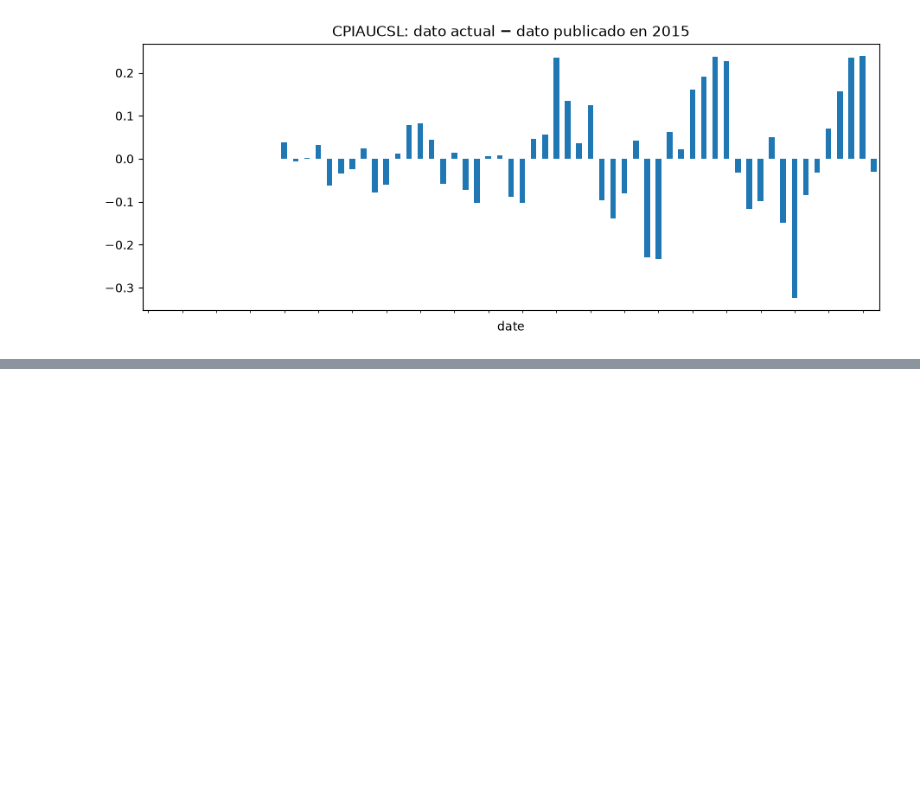
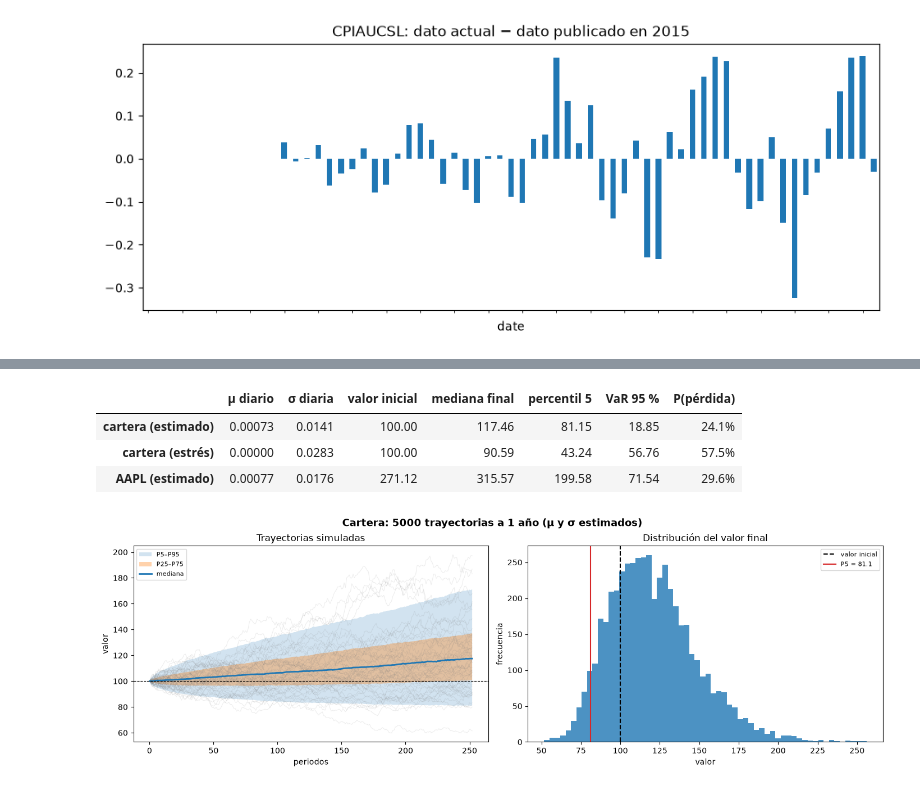
Before and after one commit to art3mvp/quant-finance-toolkit, a Jupyter notebook: notebooks/demo_toolkit.ipynb, the cells around one changed output, grey strips where cells are left out. Cells and saved outputs as stored; diff of their text form; code cells hidden in the pictures; blank space fills up the shorter version.

```diff
--- a/notebooks/demo_toolkit.ipynb
+++ b/notebooks/demo_toolkit.ipynb
@@ -487,0 +644,34 @@ La arquitectura completa está en [`docs/architecture.md`](../docs/architecture.
+# %%
+sim = portfolio.monte_carlo(n_steps=252, n_simulations=5000, seed=42)  # estimado
+stress = portfolio.monte_carlo(  # estrés: sin rentabilidad esperada y el doble de volatilidad
+    n_steps=252, n_simulations=5000, mu=0.0, sigma=2 * portfolio.volatility, seed=42
+)
+sim_aapl = portfolio.monte_carlo_asset("AAPL", n_steps=252, n_simulations=5000, seed=7)
+
+scenarios = {"cartera (estimado)": sim, "cartera (estrés)": stress, "AAPL (estimado)": sim_aapl}
+table = pd.DataFrame(
+    {
+        name: {
+            "μ diario": s.mu,
+            "σ diaria": s.sigma,
+            "valor inicial": s.initial_value,
+            "mediana final": s.quantile(0.5),
+            "percentil 5": s.quantile(0.05),
+            "VaR 95 %": s.var(0.95),
+            "P(pérdida)": s.prob_loss,
+        }
+        for name, s in scenarios.items()
+    }
+).T
+two_decimals = ["valor inicial", "mediana final", "percentil 5", "VaR 95 %"]
+fmt(table, {"μ diario": "{:.5f}", "σ diaria": "{:.4f}", "P(pérdida)": "{:.1%}"}
+    | dict.fromkeys(two_decimals, "{:.2f}"))
+# %% [output]
+|  | μ diario | σ diaria | valor inicial | mediana final | percentil 5 | VaR 95 % | P(pérdida) |
+| cartera (estimado) | 0.00073 | 0.0141 | 100.00 | 117.46 | 81.15 | 18.85 | 24.1% |
+| cartera (estrés) | 0.00000 | 0.0283 | 100.00 | 90.59 | 43.24 | 56.76 | 57.5% |
+| AAPL (estimado) | 0.00077 | 0.0176 | 271.12 | 315.57 | 199.58 | 71.54 | 29.6% |
+# %%
+sim.plot(title="Cartera: 5000 trayectorias a 1 año (μ y σ estimados)")
+# %% [output]
+[figure, added]
```
Also changed, not shown: parts of 55 cells of this notebook, 27 other files.
